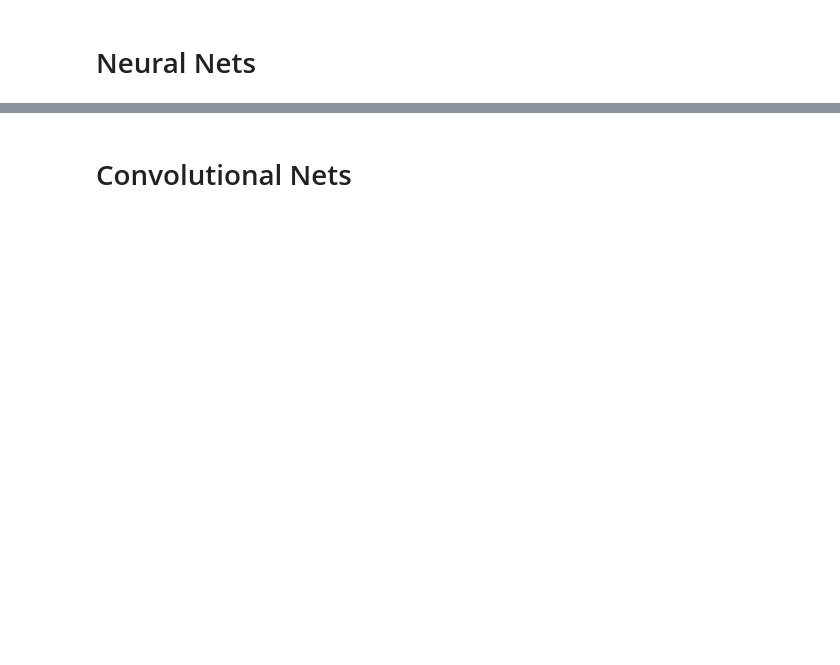
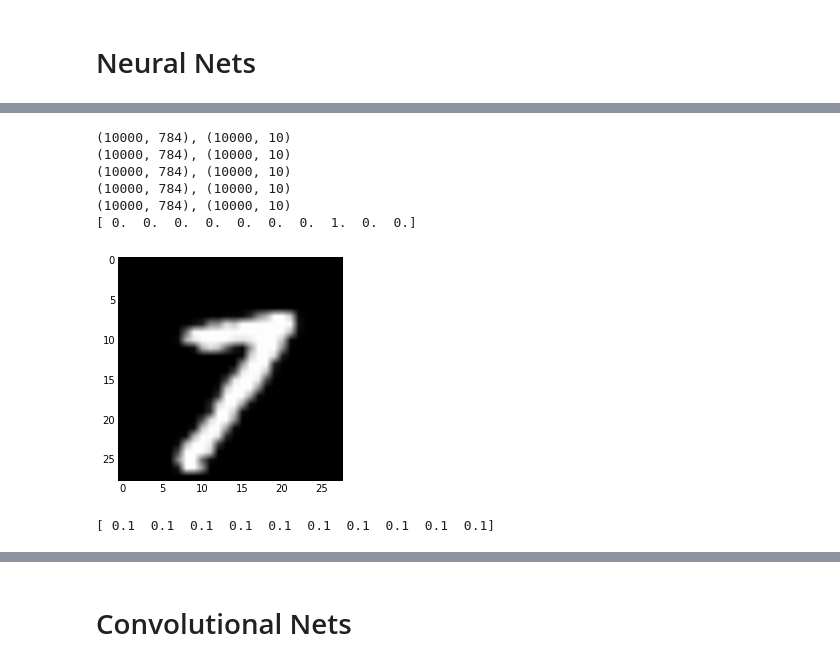
Before and after one commit to EderSantana/deeplivecoding, a Jupyter notebook: demo-rehearsal.ipynb, the cells around one changed output, grey strips where cells are left out. Drawn from its saved outputs; the diff is of its cells as text; code cells hidden in the pictures; blank space fills up the shorter version.

```diff
--- a/demo-rehearsal.ipynb
+++ b/demo-rehearsal.ipynb
@@ -7,6 +7,7 @@ import theano
 import numpy as np
 
 from theano import tensor as T
+floatX = theano.config.floatX
 # %%
 # Convention:
 #  uppercase: symbolic theano element or function
@@ -40,6 +47,9 @@ print(l)
 # %%
 # If that didn't blow your mind, well, it should have.
-B = theano.shared(np.ones(2))
+def sharedX(X):
+    return theano.shared(X.astype(floatX))
+
+B = sharedX(np.ones(2))
 R = T.sqr(B).sum()
 A = T.grad(R, B)
 Z = theano.function([], R, updates={B: B - .1*A})
@@ -74,37 +110,45 @@ _ = imshow(train_x[0].reshape((28,28)), cmap='gray')
 # %%
 def batch_iterator(x, y, batch_size):
     num_batches = x.shape[0] // batch_size
     for i in xrange(0,num_batches):
         # TODO: use random integers instead of consecutive
         #   values to avoid biased gradients
         first = i * batch_size
         last  = (i+1) * batch_size
-        x_batch = x[first:last]
+        x_batch = x[first:last].astype(floatX)
         y_pre   = y[first:last]
         y_batch = np.zeros((batch_size, 10))
         for row, col in enumerate(y_pre):
             y_batch[row, col] = 1
-        yield (x_batch, y_batch)
+        yield (x_batch, y_batch.astype(floatX))
 
 for x,y in batch_iterator(train_x, train_y, 10000):
     print('{}, {}'.format(x.shape, y.shape))
 print(y[0])
 _ = imshow(x[0].reshape((28,28)), cmap='gray')
+# %% [output]
+(10000, 784), (10000, 10)
+(10000, 784), (10000, 10)
+(10000, 784), (10000, 10)
+(10000, 784), (10000, 10)
+(10000, 784), (10000, 10)
+[ 0.  0.  0.  0.  0.  0.  0.  1.  0.  0.]
+[figure, added]
 # %%
 # Define layers
 def rectifier(input_dim, output_dim, X):
-    W = theano.shared(np.random.normal(0, .001, size=(input_dim, output_dim)))
-    b = theano.shared(np.zeros((output_dim,)))
+    W = sharedX(np.random.normal(0, .001, size=(input_dim, output_dim)))
+    b = sharedX(np.zeros((output_dim,)))
     Z = T.dot(X,W) + b.dimshuffle('x',0)
     O = T.switch(Z>0, Z, 0)
     return W,b,O
 
 def softmax(input_dim, output_dim, X, Y):
-    W = theano.shared(np.random.normal(0, .001, size=(input_dim, output_dim)))
-    b = theano.shared(np.zeros((output_dim,)))
+    W = sharedX(np.random.normal(0, .001, size=(input_dim, output_dim)))
+    b = sharedX(np.zeros((output_dim,)))
     Z = T.dot(X,W) + b.dimshuffle('x',0)
     O = T.nnet.softmax(Z)
-    cost = T.nnet.binary_crossentropy(O, Y).sum()
+    cost = T.nnet.binary_crossentropy(O, Y).sum(axis=-1).mean()
     return W,b,O,cost
 
 X = T.matrix('X')
@@ -115,12 +159,14 @@ W2, b2, O2, cost = softmax(100, 10,  O1, Y)
 
 # Always write tests
 F = theano.function([X,Y], [cost, O2])
-x = np.zeros((100,784))
-y = np.ones((100,10))
+x = np.zeros((100,784)).astype(floatX)
+y = np.ones((100,10)).astype(floatX)
 c, z = F(x,y)
 assert c>0
 assert z.shape == (100,10)
 print(z[0])
+# %% [output]
+[ 0.1  0.1  0.1  0.1  0.1  0.1  0.1  0.1  0.1  0.1]
 # %%
 from collections import OrderedDict
 params = [W0, b0, W1, b1, W2, b2]
```
Also changed, not shown: parts of 12 cells of this notebook, 2 other files.
